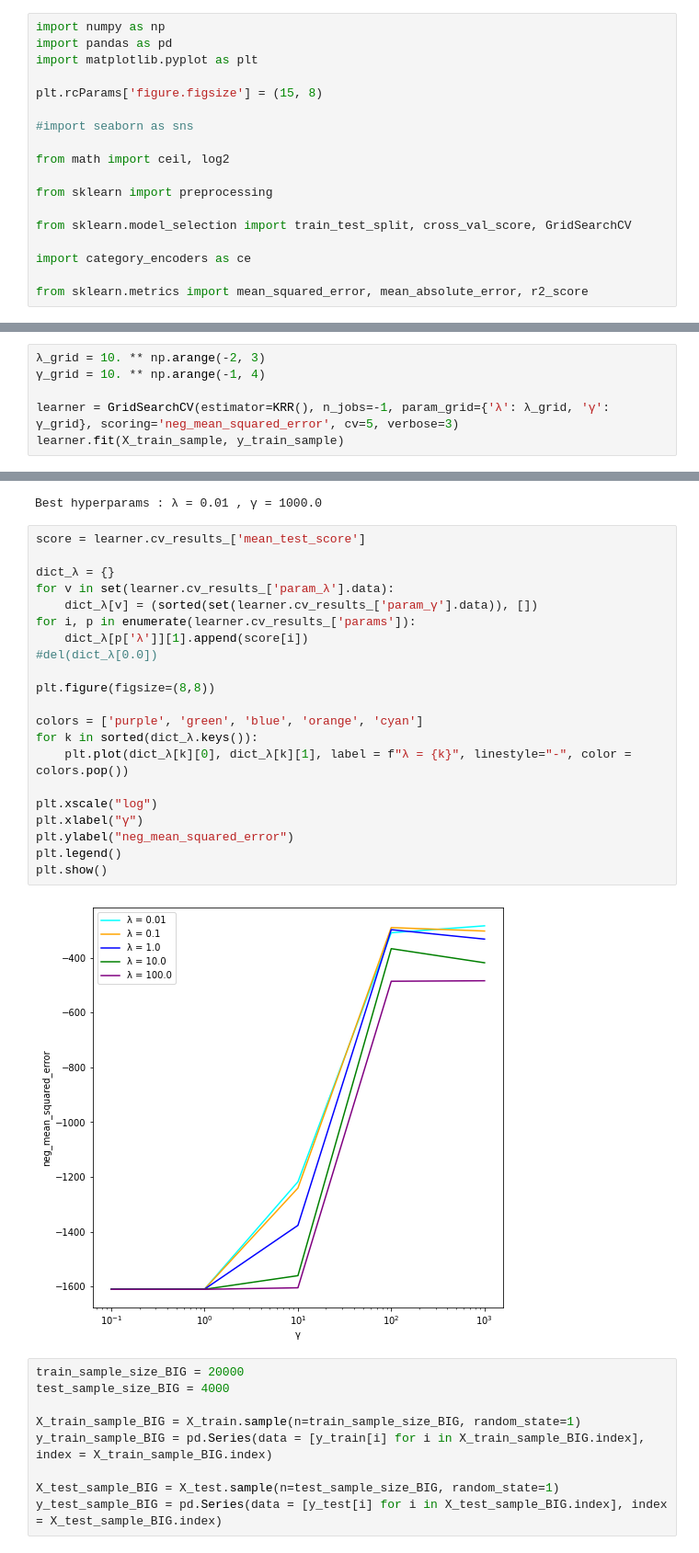
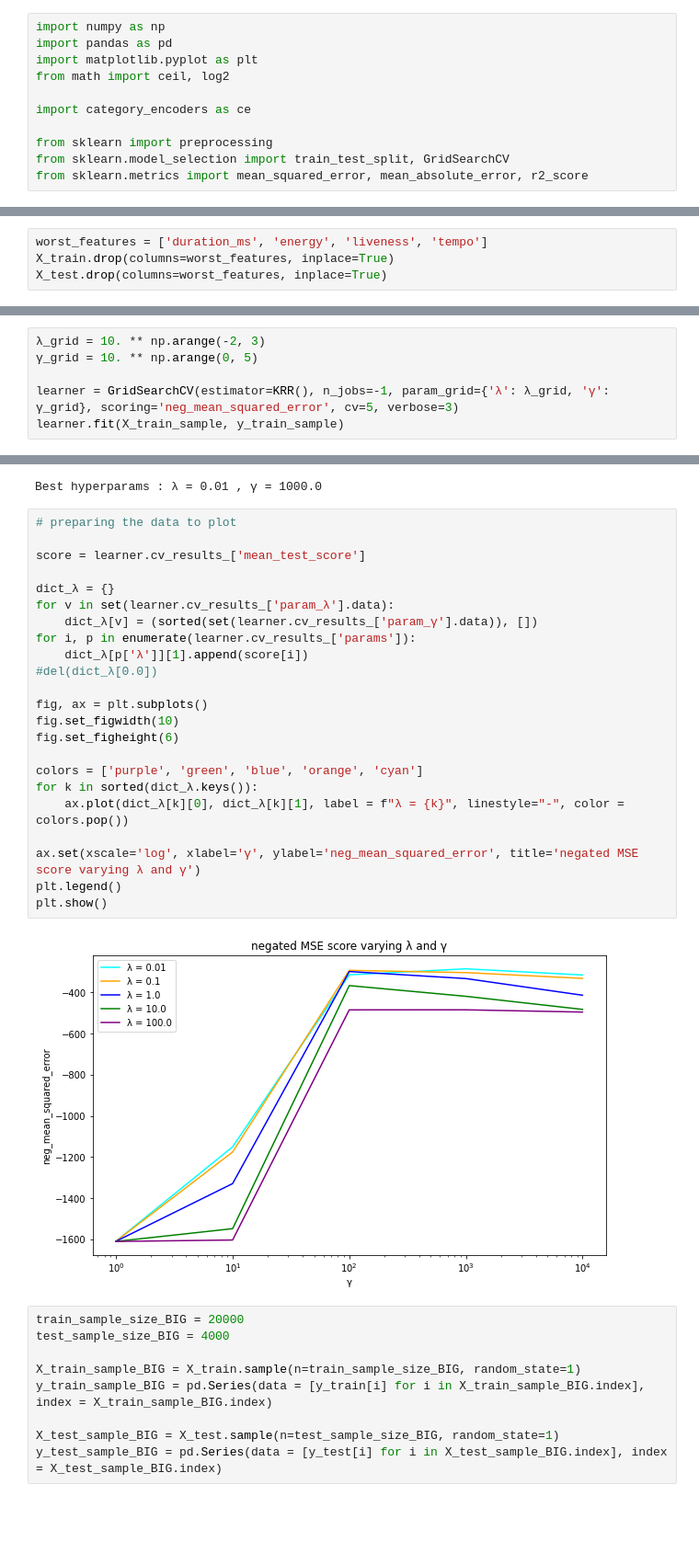
Before and after one commit to nemolino/TrackPopularityPredictor, a Jupyter notebook: prediction_numerical_and_categorical.ipynb, the cells around one changed output, grey strips where cells are left out. Shown at 92% size. Cells and saved outputs as stored; diff of their text form; blank space fills up the shorter version.

```diff
--- a/prediction_numerical_and_categorical.ipynb
+++ b/prediction_numerical_and_categorical.ipynb
@@ -2,19 +2,12 @@
 import numpy as np
 import pandas as pd
 import matplotlib.pyplot as plt
-
-plt.rcParams['figure.figsize'] = (15, 8)
-
-#import seaborn as sns
-
 from math import ceil, log2
-
-from sklearn import preprocessing
-
-from sklearn.model_selection import train_test_split, cross_val_score, GridSearchCV
 
 import category_encoders as ce
 
+from sklearn import preprocessing
+from sklearn.model_selection import train_test_split, GridSearchCV
 from sklearn.metrics import mean_squared_error, mean_absolute_error, r2_score
 # %%
 # load dataset
@@ -155,6 +148,10 @@ X_train['mode'].corr(y_train)
 X_train['explicit'].corr(y_train)
 # %% [output]
 0.04379514638386198
+# %%
+worst_features = ['duration_ms', 'energy', 'liveness', 'tempo']
+X_train.drop(columns=worst_features, inplace=True)
+X_test.drop(columns=worst_features, inplace=True)
 # %% [markdown]
 ### Features normalization
 # %%
@@ -249,7 +248,7 @@ y_test_sample = pd.Series(data = [y_test[i] for i in X_test_sample.index], index
 ### Hyperparameters tuning
 # %%
 λ_grid = 10. ** np.arange(-2, 3)
-γ_grid = 10. ** np.arange(-1, 4)
+γ_grid = 10. ** np.arange(0, 5)
 
 learner = GridSearchCV(estimator=KRR(), n_jobs=-1, param_grid={'λ': λ_grid, 'γ': γ_grid}, scoring='neg_mean_squared_error', cv=5, verbose=3)
 learner.fit(X_train_sample, y_train_sample)
@@ -280,28 +279,30 @@ print(f'Best hyperparams : λ = {learner.best_params_["λ"]} , γ = {learner.bes
 # %% [output]
 Best hyperparams : λ = 0.01 , γ = 1000.0
 # %%
+# preparing the data to plot
+
 score = learner.cv_results_['mean_test_score']
 
 dict_λ = {}
 for v in set(learner.cv_results_['param_λ'].data):
     dict_λ[v] = (sorted(set(learner.cv_results_['param_γ'].data)), [])
 for i, p in enumerate(learner.cv_results_['params']):
     dict_λ[p['λ']][1].append(score[i])
 #del(dict_λ[0.0])
 
-plt.figure(figsize=(8,8))
+fig, ax = plt.subplots()
+fig.set_figwidth(10)
+fig.set_figheight(6)
 
 colors = ['purple', 'green', 'blue', 'orange', 'cyan']
 for k in sorted(dict_λ.keys()):
-    plt.plot(dict_λ[k][0], dict_λ[k][1], label = f"λ = {k}", linestyle="-", color = colors.pop())
+    ax.plot(dict_λ[k][0], dict_λ[k][1], label = f"λ = {k}", linestyle="-", color = colors.pop())
 
-plt.xscale("log")
-plt.xlabel("γ")
-plt.ylabel("neg_mean_squared_error")
+ax.set(xscale='log', xlabel='γ', ylabel='neg_mean_squared_error', title='negated MSE score varying λ and γ')
 plt.legend()
 plt.show()
 # %% [output]
-[figure, old version]
+[figure, new version]
 # %%
 train_sample_size_BIG = 20000
 test_sample_size_BIG = 4000
```
Also changed, not shown: parts of 7 cells of this notebook, 1 other file.
